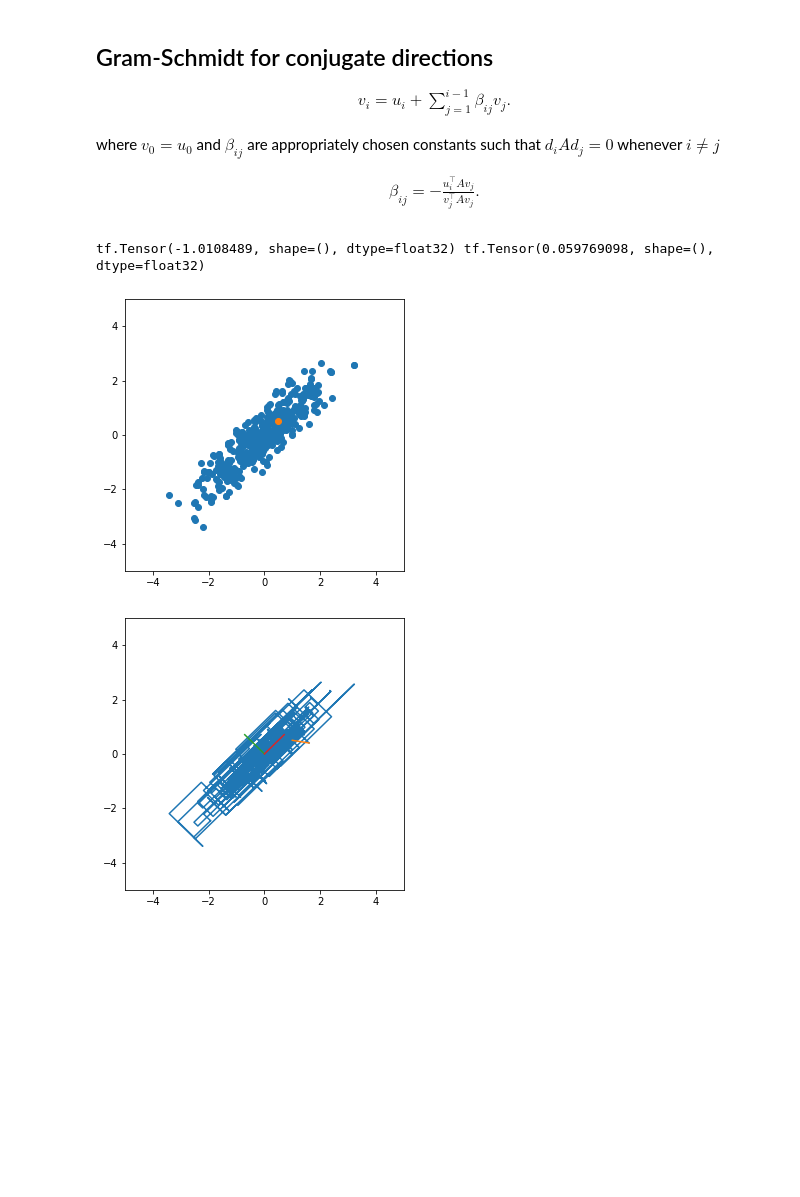
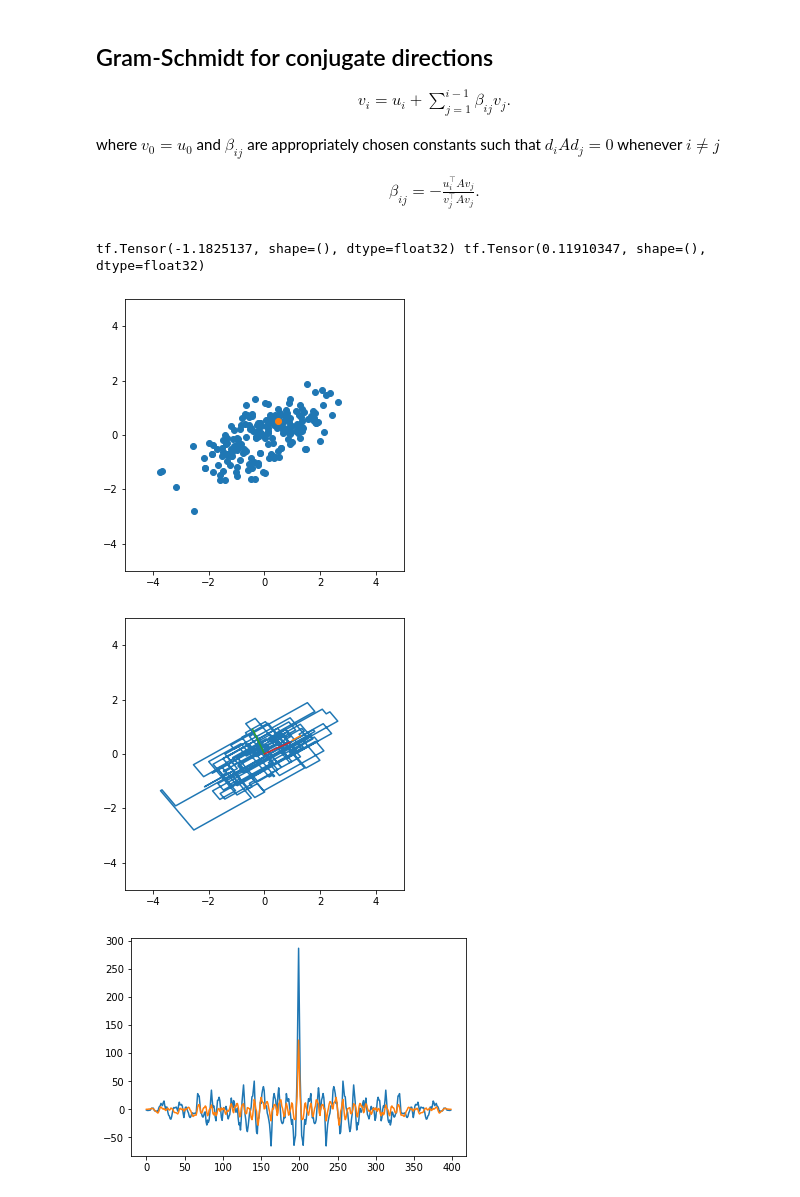
Before and after one commit to stratisMarkou/random-walks, a Jupyter notebook: content/misc/conjugate-direction-sampling/sampling.ipynb, the cells around one changed output. Saved outputs shown, nothing was run; the diff lists cells and outputs as text; code cells hidden in the pictures; blank space fills up the shorter version.

```diff
--- a/content/misc/conjugate-direction-sampling/sampling.ipynb
+++ b/content/misc/conjugate-direction-sampling/sampling.ipynb
@@ -47,7 +54,7 @@ class cgcs_kernel(tfp.mcmc.TransitionKernel):
         super().__init__()
 
         self.log_prob = log_prob
-        self.epsilon = 1e-6
+        self.epsilon = 1e-3
         self.reset_every = reset_every
 
 
@@ -67,19 +74,20 @@ class cgcs_kernel(tfp.mcmc.TransitionKernel):
         result = ssu.slice_sampler_one_dim(cond_log_prob,
                                            x_initial=tf.zeros(shape=()),
                                            max_doublings=5,
-                                           step_size=2.0*tf.ones(shape=()))
+                                           step_size=5.0*tf.ones(shape=()))
 
         stepsize, _, _, _, _ = result
         x = x + stepsize * d
 
+        if D.shape[1] == self.reset_every:
+            D = D[:, 1:]
+
         D = tf.concat([D, d], axis=-1)
-        if D.shape[1] > self.reset_every:
-            D = D[:, 1:]
 
         return x, [D]
 
     def bootstrap_results(self, initial_state):
-        return [tf.ones(shape=(initial_state.shape[0], 0))]
+        return [tf.zeros(shape=(initial_state.shape[0], 0))]
 
 
     def new_conjugate_direction(self, x, D):
@@ -124,44 +132,61 @@ class cgcs_kernel(tfp.mcmc.TransitionKernel):
     def cond_log_prob(self, x, d):
         return lambda a : self.log_prob(x + a * d)[0]
 # %%
-num_results = 500
+num_results = 200
 init_state = tf.transpose(tf.convert_to_tensor([[1.0, 0.5]]))
 mean = tf.zeros((2, 1))
-cov = tf.convert_to_tensor([[1.0, 0.9],
-                            [0.9, 1.0]])
+cov = tf.convert_to_tensor([[1.0, 0.3],
+                            [0.3, 0.5]])
 
 log_prob = lambda x : quad_log_prob(x, mean, cov)
 
 states = tfp.mcmc.sample_chain(num_results=num_results,
                                current_state=init_state,
                                kernel=cgcs_kernel(log_prob, reset_every=1),
                                num_burnin_steps=0,
                                num_steps_between_results=0,
                                trace_fn=None)
 
 log_probs = tf.convert_to_tensor([log_prob(state)[0] for state in states])
 print(tf.reduce_mean(log_probs), tf.reduce_mean(log_probs ** 2) ** 0.5 / states.shape[0] ** 0.5)
+
+# diffs = tf.transpose(states[1:, :, 0] - states[:-1, :, 0])
+# inner_prod = tf.matmul(diffs, tf.linalg.solve(cov, diffs), transpose_a=True)
+# print(inner_prod)
+
+states_ = np.array(states)[:, :, 0]
+eigval, eigvec = tf.linalg.eig(cov)
+eigvec = np.real(np.array(eigvec))
 
 plt.figure(figsize=(5, 5))
 plt.scatter(states_[:, 0], states_[:, 1])
 init_state = np.array(init_state)
 plt.scatter([init_state[1, 0]], [init_state[1, 0]])
 
 plt.xlim([-5, 5])
 plt.ylim([-5, 5])
 plt.show()
 
 plt.figure(figsize=(5, 5))
 plt.plot(states_[:, 0], states_[:, 1])
 plt.plot([states_[0, 0], init_state[0]], [states_[0, 1], init_state[1]])
 plt.plot([0, eigvec[0, 0]], [0, eigvec[0, 1]])
 plt.plot([0, eigvec[1, 0]], [0, eigvec[1, 1]])
 
 plt.xlim([-5, 5])
 plt.ylim([-5, 5])
 plt.show()
+
+corr1 = correlate(states_[:, 0], states_[:, 0])
+corr1 = corr1 - np.mean(states_[:, 0]) ** 2
+plt.plot(corr1)
+corr2 = correlate(states_[:, 1], states_[:, 1])
+corr2 = corr2 - np.mean(states_[:, 1]) ** 2
+plt.plot(corr2)
+plt.show()
 # %% [output]
-tf.Tensor(-1.0108489, shape=(), dtype=float32) tf.Tensor(0.059769098, shape=(), dtype=float32)
+tf.Tensor(-1.1825137, shape=(), dtype=float32) tf.Tensor(0.11910347, shape=(), dtype=float32)
-[figure, old version]
+[figure, new version]
-[figure, old version]
+[figure, new version]
+[figure, added]
 # %%
```
Also changed, not shown: parts of 9 cells of this notebook.
